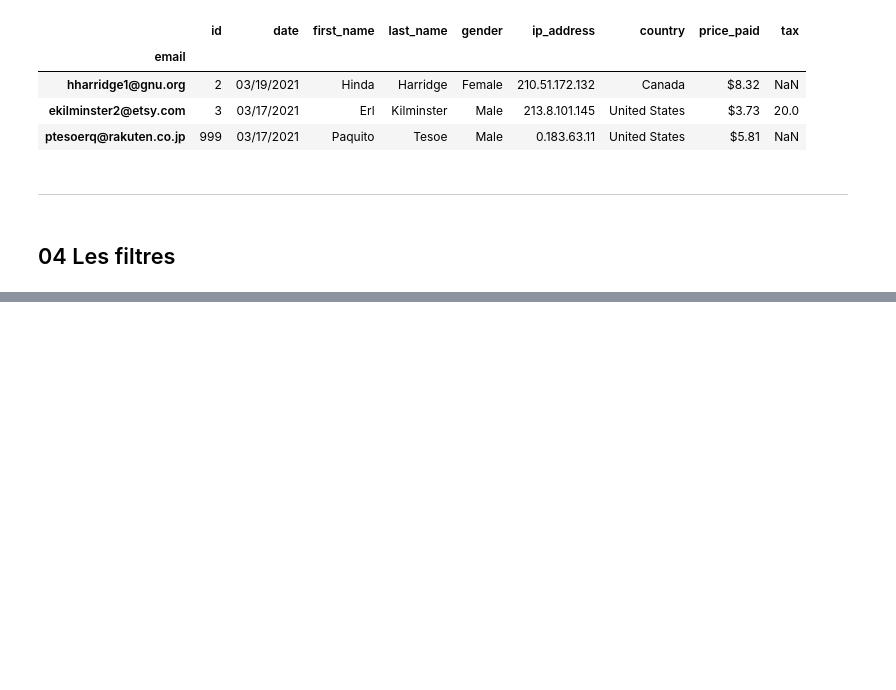
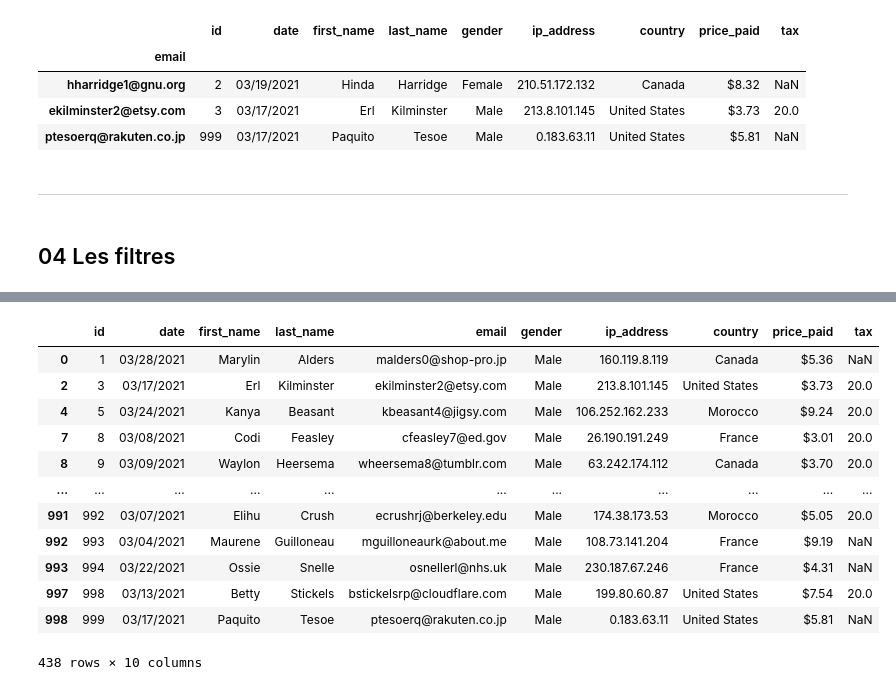
Before and after one commit to lazzylife42/pandas, a Jupyter notebook: Tutoriel Dockstring.ipynb, the cells around one changed output, grey strips where cells are left out. Saved outputs shown, nothing was run; the diff lists cells and outputs as text; code cells hidden in the pictures; blank space fills up the shorter version.

Commit message:
filtres

```diff
--- a/Tutoriel Dockstring.ipynb
+++ b/Tutoriel Dockstring.ipynb
@@ -174,0 +190,16 @@ df_email.loc[['hharridge1@gnu.org', 'ekilminster2@etsy.com', 'ptesoerq@rakuten.c
+# %%
+df[df["gender"] == "Male"] # pour filtrer la df
+# %% [output]
+|  | id | date | first_name | last_name | email | gender | ip_address | country | price_paid | tax |
+| 0 | 1 | 03/28/2021 | Marylin | Alders | malders0@shop-pro.jp | Male | 160.119.8.119 | Canada | $5.36 | NaN |
+| 2 | 3 | 03/17/2021 | Erl | Kilminster | ekilminster2@etsy.com | Male | 213.8.101.145 | United States | $3.73 | 20.0 |
+| 4 | 5 | 03/24/2021 | Kanya | Beasant | kbeasant4@jigsy.com | Male | 106.252.162.233 | Morocco | $9.24 | 20.0 |
+| 7 | 8 | 03/08/2021 | Codi | Feasley | cfeasley7@ed.gov | Male | 26.190.191.249 | France | $3.01 | 20.0 |
+| 8 | 9 | 03/09/2021 | Waylon | Heersema | wheersema8@tumblr.com | Male | 63.242.174.112 | Canada | $3.70 | 20.0 |
+| ... | ... | ... | ... | ... | ... | ... | ... | ... | ... | ... |
+| 991 | 992 | 03/07/2021 | Elihu | Crush | ecrushrj@berkeley.edu | Male | 174.38.173.53 | Morocco | $5.05 | 20.0 |
+| 992 | 993 | 03/04/2021 | Maurene | Guilloneau | mguilloneaurk@about.me | Male | 108.73.141.204 | France | $9.19 | NaN |
+| 993 | 994 | 03/22/2021 | Ossie | Snelle | osnellerl@nhs.uk | Male | 230.187.67.246 | France | $4.31 | NaN |
+| 997 | 998 | 03/13/2021 | Betty | Stickels | bstickelsrp@cloudflare.com | Male | 199.80.60.87 | United States | $7.54 | 20.0 |
+| 998 | 999 | 03/17/2021 | Paquito | Tesoe | ptesoerq@rakuten.co.jp | Male | 0.183.63.11 | United States | $5.81 | NaN |
+438 rows × 10 columns
```
Also changed, not shown: parts of 6 cells of this notebook.
